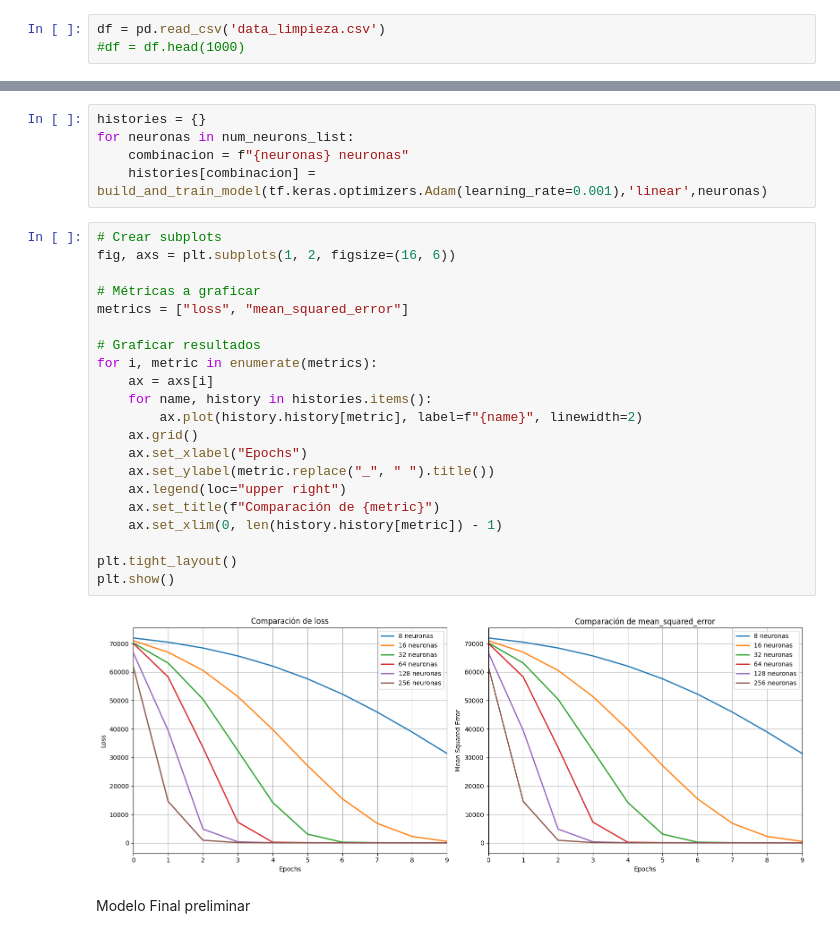
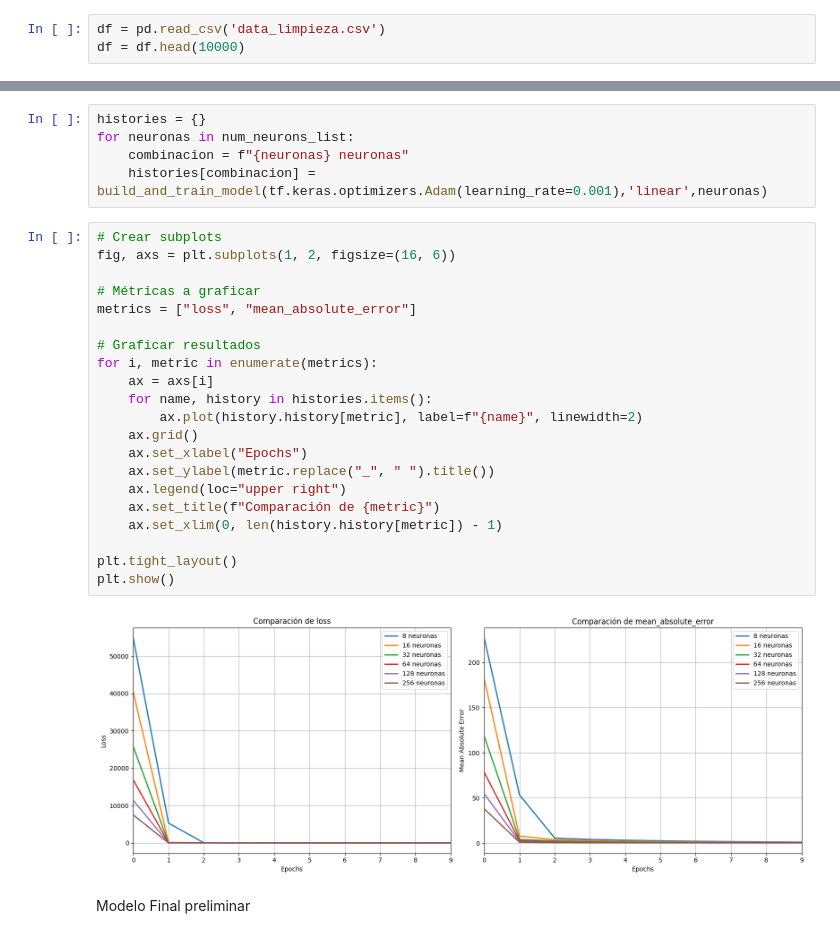
Before and after one commit to spulidod/Proyecto3_acdt, a Jupyter notebook: Modelo_Regresion.ipynb, the cells around one changed output, grey strips where cells are left out. Saved outputs shown, nothing was run; the diff lists cells and outputs as text.

```diff
--- a/Modelo_Regresion.ipynb
+++ b/Modelo_Regresion.ipynb
@@ -17,6 +15,6 @@ WARNING:tensorflow:From c:\Users\juanm\AppData\Local\Programs\Python\Python311\L
 # %%
 df = pd.read_csv('data_limpieza.csv')
-#df = df.head(1000)
+df = df.head(10000)
 # %%
 df.columns
 print(df.isnull().sum())
@@ -269,26 +263,26 @@ for neuronas in num_neurons_list:
 # %%
 # Crear subplots
 fig, axs = plt.subplots(1, 2, figsize=(16, 6))
 
 # Métricas a graficar
-metrics = ["loss", "mean_squared_error"]
+metrics = ["loss", "mean_absolute_error"]
 
 # Graficar resultados
 for i, metric in enumerate(metrics):
     ax = axs[i]
     for name, history in histories.items():
         ax.plot(history.history[metric], label=f"{name}", linewidth=2)
     ax.grid()
     ax.set_xlabel("Epochs")
     ax.set_ylabel(metric.replace("_", " ").title())
     ax.legend(loc="upper right")
     ax.set_title(f"Comparación de {metric}")
     ax.set_xlim(0, len(history.history[metric]) - 1)
 
 plt.tight_layout()
 plt.show()
 # %% [output]
-[figure, old version]
+[figure, new version]
 # %% [markdown]
 Modelo Final preliminar
 # %%
```
Also changed, not shown: parts of 8 cells of this notebook.
